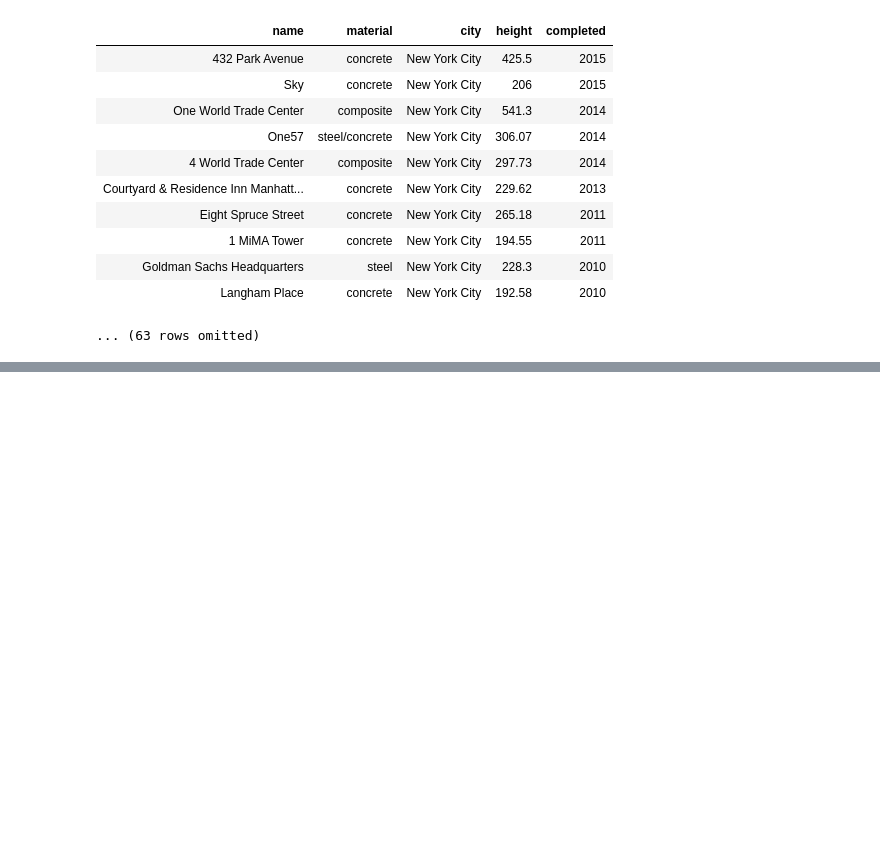
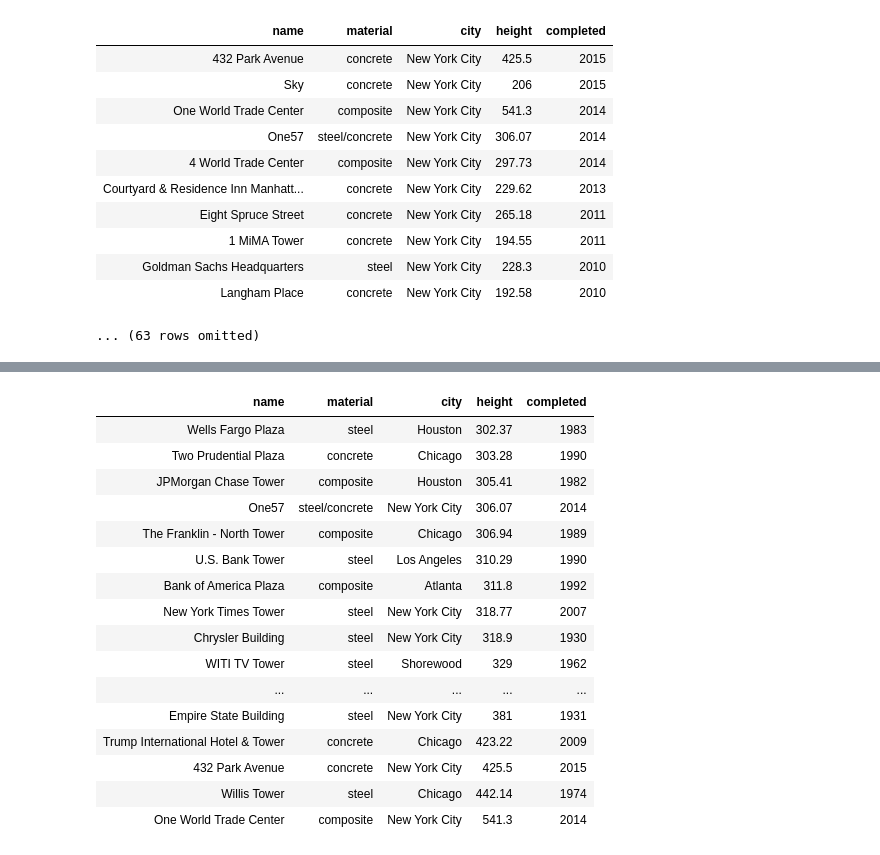
Before and after one commit to ipydatabook/PublicMaterial, a Jupyter notebook: Rectures/Ntbk2.ipynb, the cells around one changed output, grey strips where cells are left out. Saved outputs shown, nothing was run; the diff lists cells and outputs as text; code cells hidden in the pictures; blank space fills up the shorter version.

```diff
--- a/Rectures/Ntbk2.ipynb
+++ b/Rectures/Ntbk2.ipynb
@@ -382,0 +487,20 @@ skyscrapers.where('city', 'New York City').sort('completed', descending=True)
+# %%
+skyscrapers.where('height', are.above(300)).sort('height').show()
+# %% [output]
+| name | material | city | height | completed |
+| Wells Fargo Plaza | steel | Houston | 302.37 | 1983 |
+| Two Prudential Plaza | concrete | Chicago | 303.28 | 1990 |
+| JPMorgan Chase Tower | composite | Houston | 305.41 | 1982 |
+| One57 | steel/concrete | New York City | 306.07 | 2014 |
+| The Franklin - North Tower | composite | Chicago | 306.94 | 1989 |
+| U.S. Bank Tower | steel | Los Angeles | 310.29 | 1990 |
+| Bank of America Plaza | composite | Atlanta | 311.8 | 1992 |
+| New York Times Tower | steel | New York City | 318.77 | 2007 |
+| Chrysler Building | steel | New York City | 318.9 | 1930 |
+| WITI TV Tower | steel | Shorewood | 329 | 1962 |
+| ... | ... | ... | ... | ... |
+| Empire State Building | steel | New York City | 381 | 1931 |
+| Trump International Hotel & Tower | concrete | Chicago | 423.22 | 2009 |
+| 432 Park Avenue | concrete | New York City | 425.5 | 2015 |
+| Willis Tower | steel | Chicago | 442.14 | 1974 |
+| One World Trade Center | composite | New York City | 541.3 | 2014 |
```
Also changed, not shown: parts of 30 cells of this notebook.
